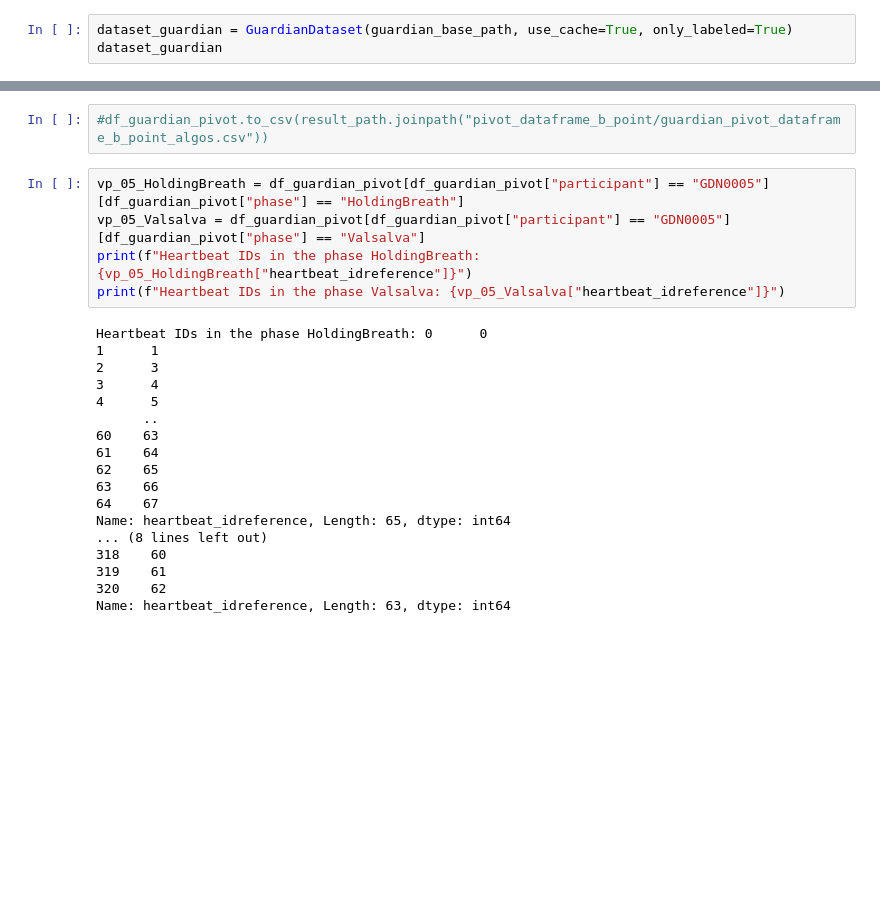
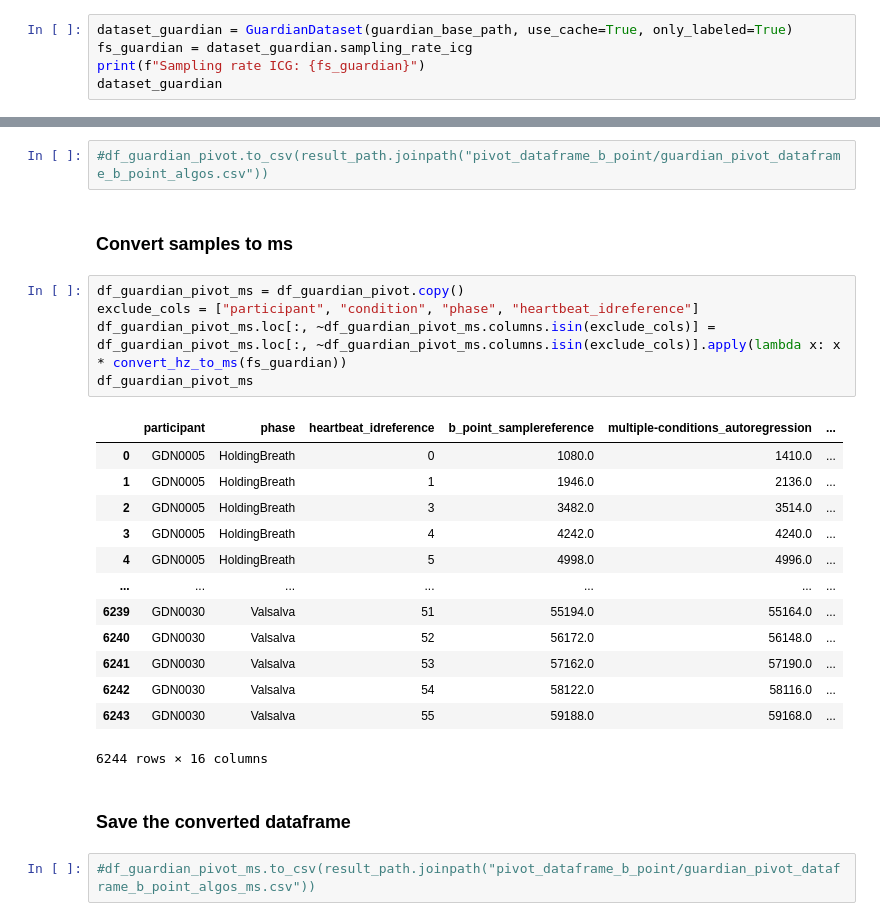
Before and after one commit to empkins/pepbench, a Jupyter notebook: experiments/pep_algorithm_benchmarking/notebooks/ML_analysis/PivotiseGuardianDataset.ipynb, the cells around one changed output, grey strips where cells are left out. Drawn from its saved outputs; the diff is of its cells as text; blank space fills up the shorter version.

```diff
--- a/experiments/pep_algorithm_benchmarking/notebooks/ML_analysis/DataExplorationGuardianDataset.ipynb
+++ b/experiments/pep_algorithm_benchmarking/notebooks/ML_analysis/PivotiseGuardianDataset.ipynb
@@ -40,5 +41,7 @@ result_path
 WindowsPath('../../results')
 # %%
 dataset_guardian = GuardianDataset(guardian_base_path, use_cache=True, only_labeled=True)
+fs_guardian = dataset_guardian.sampling_rate_icg
+print(f"Sampling rate ICG: {fs_guardian}")
 dataset_guardian
 # %% [output]
@@ -215,26 +219,28 @@ df_guardian_pivot
 6244 rows × 16 columns
 # %%
 #df_guardian_pivot.to_csv(result_path.joinpath("pivot_dataframe_b_point/guardian_pivot_dataframe_b_point_algos.csv"))
-# %%
-vp_05_HoldingBreath = df_guardian_pivot[df_guardian_pivot["participant"] == "GDN0005"][df_guardian_pivot["phase"] == "HoldingBreath"]
-vp_05_Valsalva = df_guardian_pivot[df_guardian_pivot["participant"] == "GDN0005"][df_guardian_pivot["phase"] == "Valsalva"]
-print(f"Heartbeat IDs in the phase HoldingBreath: {vp_05_HoldingBreath["heartbeat_idreference"]}")
-print(f"Heartbeat IDs in the phase Valsalva: {vp_05_Valsalva["heartbeat_idreference"]}")
-# %% [output]
-Heartbeat IDs in the phase HoldingBreath: 0      0
-1      1
-2      3
-3      4
-4      5
-      ..
-60    63
-61    64
-62    65
-63    66
-64    67
-Name: heartbeat_idreference, Length: 65, dtype: int64
-... (8 lines left out)
-318    60
-319    61
-320    62
-Name: heartbeat_idreference, Length: 63, dtype: int64
+# %% [markdown]
+### Convert samples to ms
+# %%
+df_guardian_pivot_ms = df_guardian_pivot.copy()
+exclude_cols = ["participant", "condition", "phase", "heartbeat_idreference"]
+df_guardian_pivot_ms.loc[:, ~df_guardian_pivot_ms.columns.isin(exclude_cols)] = df_guardian_pivot_ms.loc[:, ~df_guardian_pivot_ms.columns.isin(exclude_cols)].apply(lambda x: x * convert_hz_to_ms(fs_guardian))
+df_guardian_pivot_ms
+# %% [output]
+|  | participant | phase | heartbeat_idreference | b_point_samplereference | multiple-conditions_autoregression | ... |
+| 0 | GDN0005 | HoldingBreath | 0 | 1080.0 | 1410.0 | ... |
+| 1 | GDN0005 | HoldingBreath | 1 | 1946.0 | 2136.0 | ... |
+| 2 | GDN0005 | HoldingBreath | 3 | 3482.0 | 3514.0 | ... |
+| 3 | GDN0005 | HoldingBreath | 4 | 4242.0 | 4240.0 | ... |
+| 4 | GDN0005 | HoldingBreath | 5 | 4998.0 | 4996.0 | ... |
+| ... | ... | ... | ... | ... | ... | ... |
+| 6239 | GDN0030 | Valsalva | 51 | 55194.0 | 55164.0 | ... |
+| 6240 | GDN0030 | Valsalva | 52 | 56172.0 | 56148.0 | ... |
+| 6241 | GDN0030 | Valsalva | 53 | 57162.0 | 57190.0 | ... |
+| 6242 | GDN0030 | Valsalva | 54 | 58122.0 | 58116.0 | ... |
+| 6243 | GDN0030 | Valsalva | 55 | 59188.0 | 59168.0 | ... |
+6244 rows × 16 columns
+# %% [markdown]
+### Save the converted dataframe
+# %%
+#df_guardian_pivot_ms.to_csv(result_path.joinpath("pivot_dataframe_b_point/guardian_pivot_dataframe_b_point_algos_ms.csv"))
```
Also changed, not shown: parts of 2 cells of this notebook, 13 other files.
